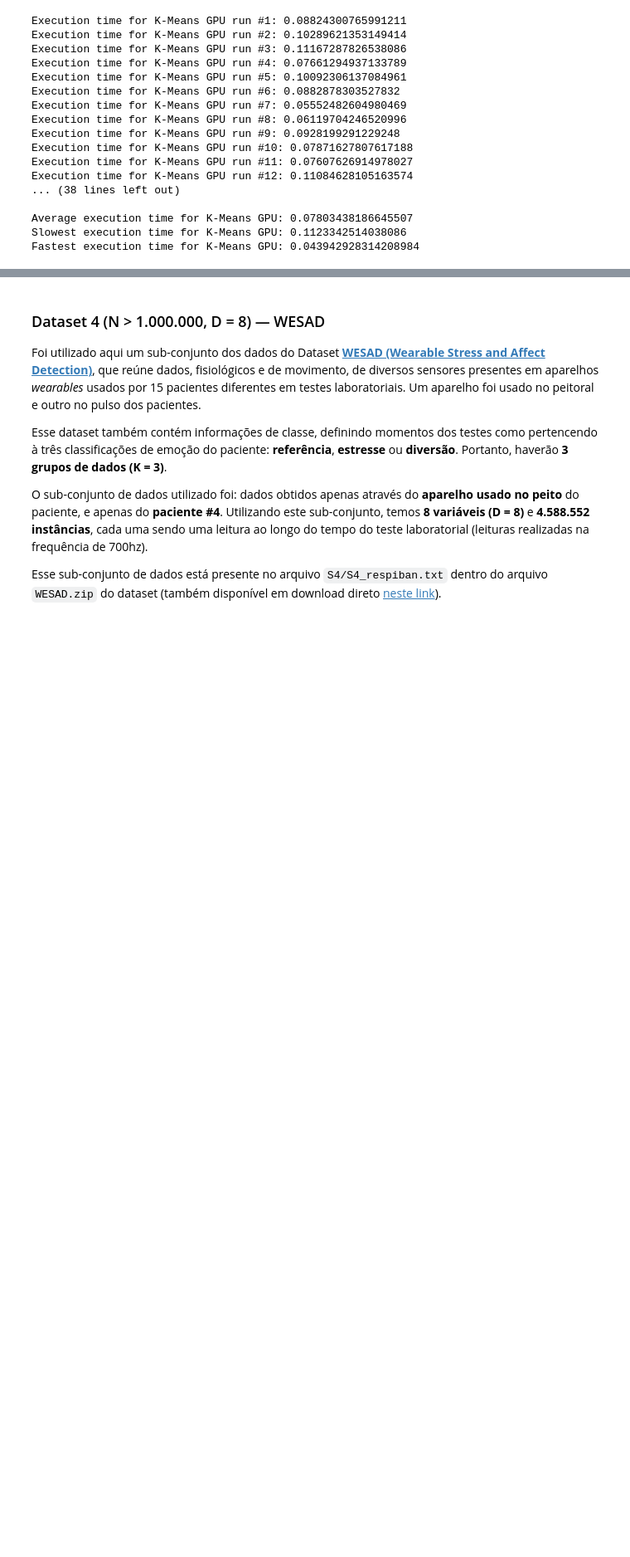
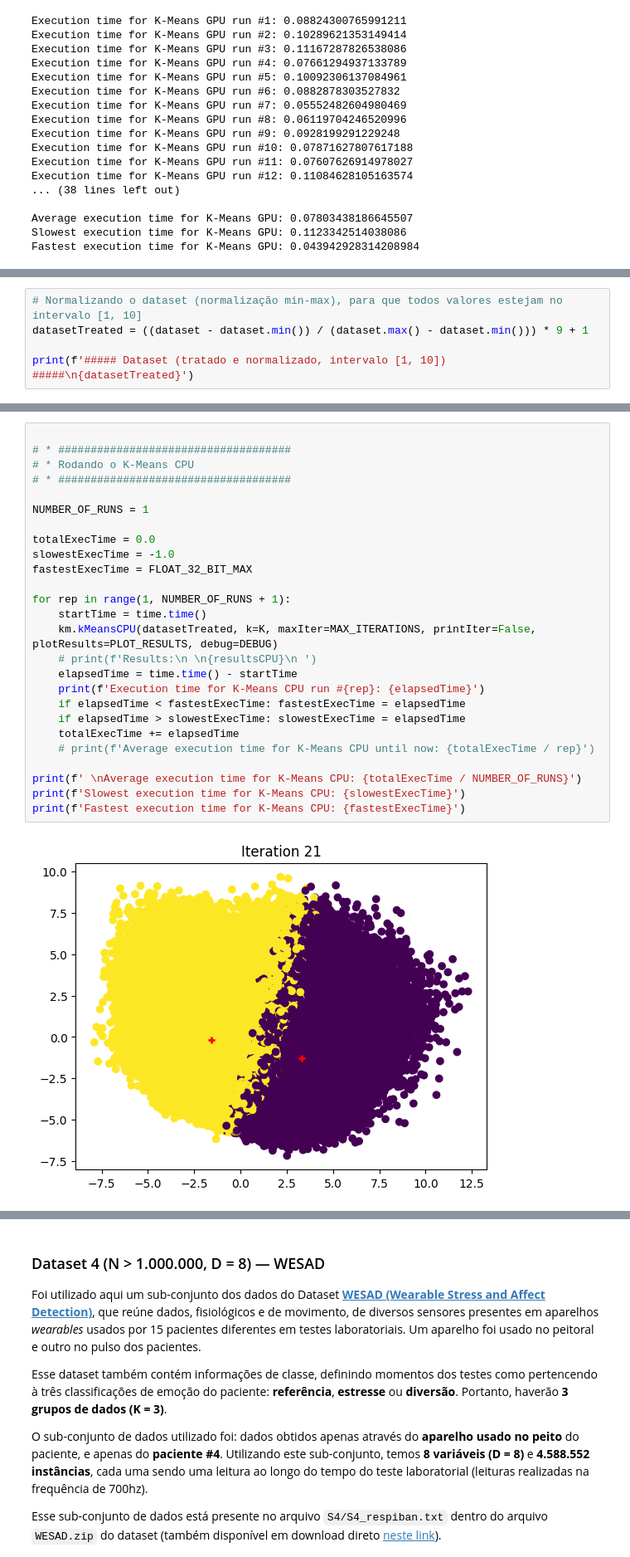
Before and after one commit to vinivosh/ufu-tcc2, a Jupyter notebook: code/examples-and-tests/speedupTests.ipynb, the cells around one changed output, grey strips where cells are left out. Shown at 83% size. Saved outputs shown, nothing was run; the diff lists cells and outputs as text; blank space fills up the shorter version.

Commit message:
Especificar informações sobre o dataset MiniBooNE
Implementar pré-processamento do dataset (remoção de outliers + conversão para .csv válido)

Testar o K-Means CPU

```diff
--- a/code/examples-and-tests/speedupTests.ipynb
+++ b/code/examples-and-tests/speedupTests.ipynb
@@ -368,0 +468,5 @@ Fastest execution time for K-Means GPU: 0.043942928314208984
+# %%
+# Normalizando o dataset (normalização min-max), para que todos valores estejam no intervalo [1, 10]
+datasetTreated = ((dataset - dataset.min()) / (dataset.max() - dataset.min())) * 9 + 1
+
+print(f'##### Dataset (tratado e normalizado, intervalo [1, 10]) #####\n{datasetTreated}')
@@ -368,0 +491,28 @@ Fastest execution time for K-Means GPU: 0.043942928314208984
+# %%
+
+# * ####################################
+# * Rodando o K-Means CPU
+# * ####################################
+
+NUMBER_OF_RUNS = 1
+
+totalExecTime = 0.0
+slowestExecTime = -1.0
+fastestExecTime = FLOAT_32_BIT_MAX
+
+for rep in range(1, NUMBER_OF_RUNS + 1):
+    startTime = time.time()
+    km.kMeansCPU(datasetTreated, k=K, maxIter=MAX_ITERATIONS, printIter=False, plotResults=PLOT_RESULTS, debug=DEBUG)
+    # print(f'Results:\n \n{resultsCPU}\n ')
+    elapsedTime = time.time() - startTime
+    print(f'Execution time for K-Means CPU run #{rep}: {elapsedTime}')
+    if elapsedTime < fastestExecTime: fastestExecTime = elapsedTime
+    if elapsedTime > slowestExecTime: slowestExecTime = elapsedTime
+    totalExecTime += elapsedTime
+    # print(f'Average execution time for K-Means CPU until now: {totalExecTime / rep}')
+
+print(f' \nAverage execution time for K-Means CPU: {totalExecTime / NUMBER_OF_RUNS}')
+print(f'Slowest execution time for K-Means CPU: {slowestExecTime}')
+print(f'Fastest execution time for K-Means CPU: {fastestExecTime}')
+# %% [output]
+[figure, added]
```
Also changed, not shown: parts of 8 cells of this notebook.
